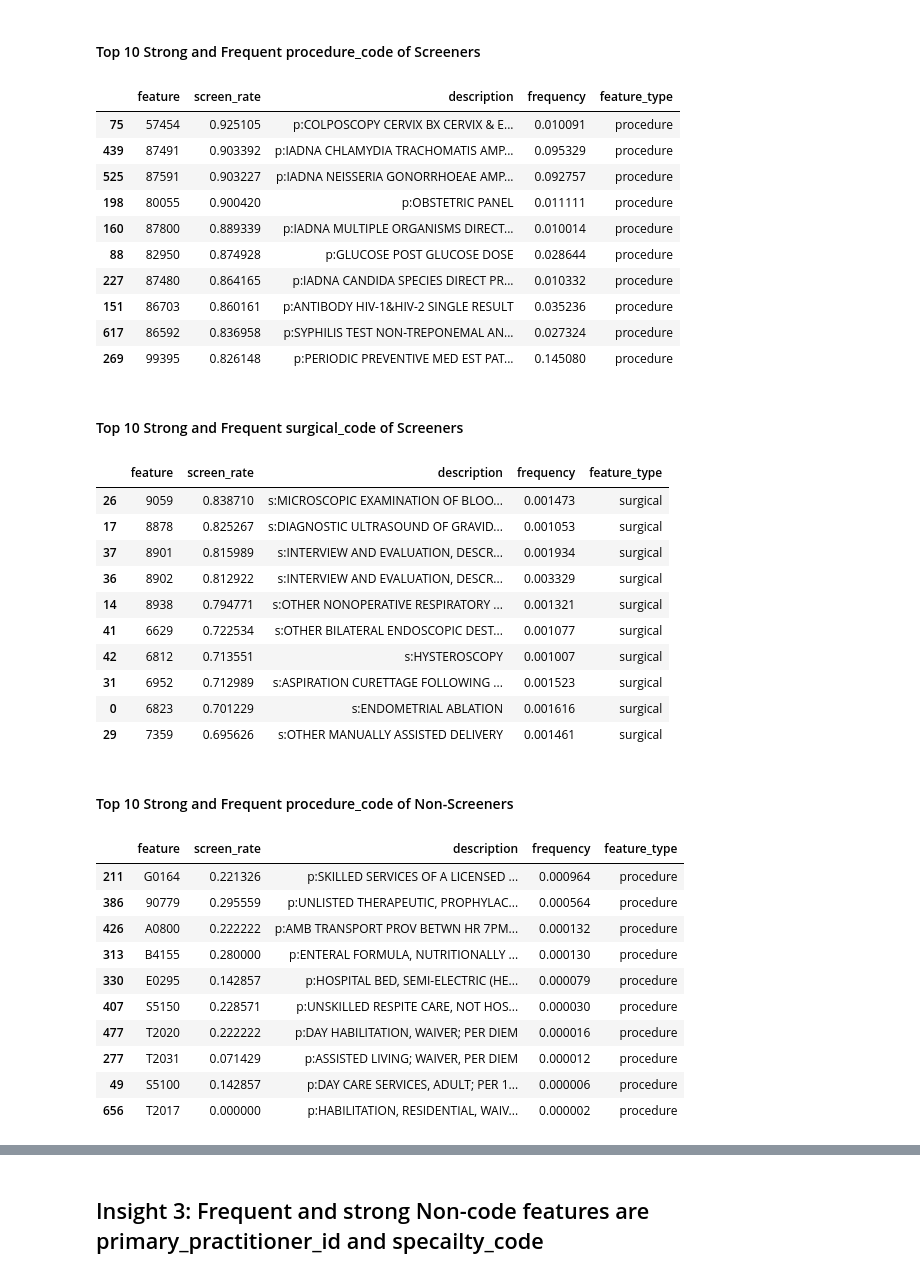
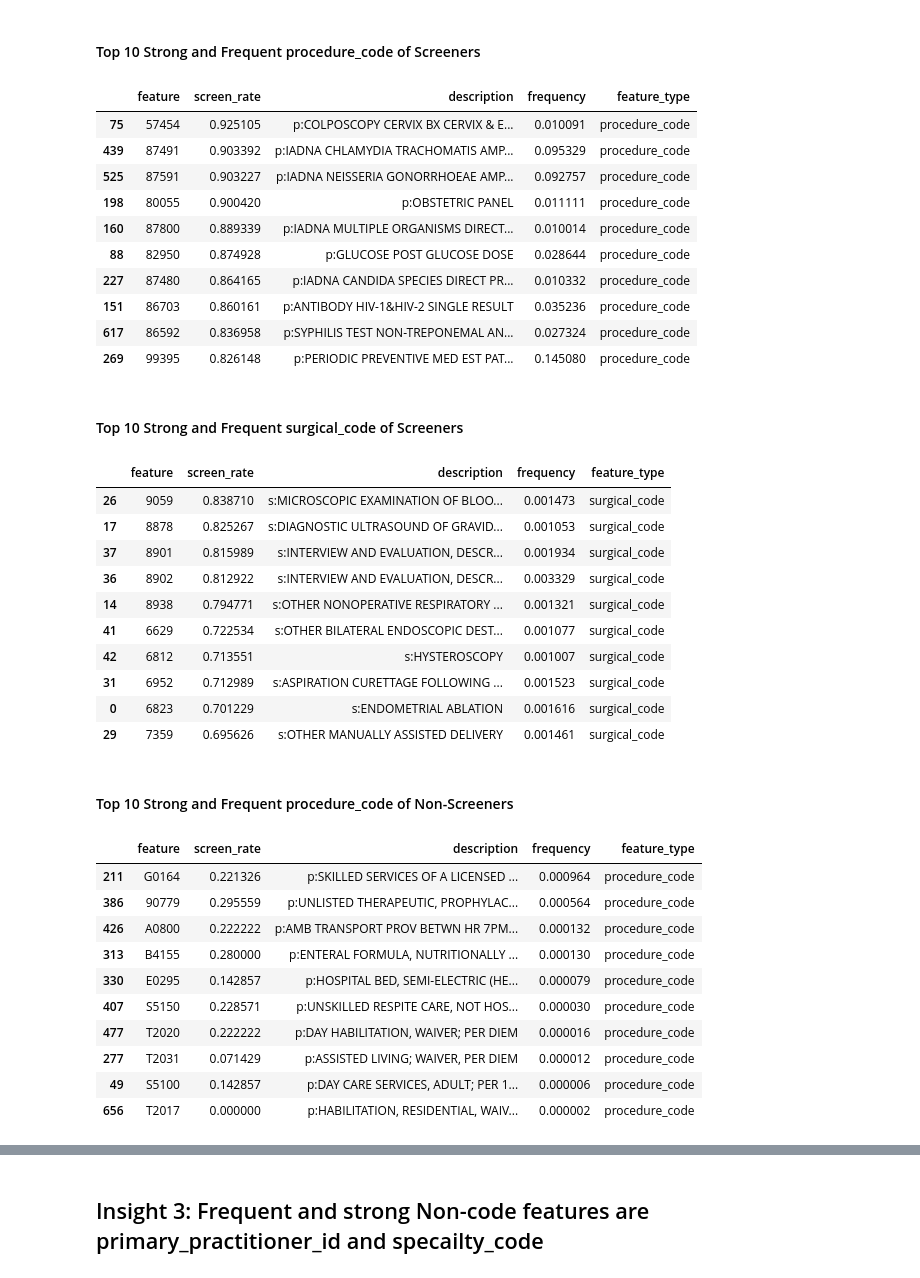
Before and after one commit to xuerchen/genentech-insight, a Jupyter notebook: insight/insight.ipynb, the cells around one changed output, grey strips where cells are left out. Saved outputs shown, nothing was run; the diff lists cells and outputs as text; code cells hidden in the pictures.

```diff
--- a/insight/insight.ipynb
+++ b/insight/insight.ipynb
@@ -266,10 +267,10 @@ mask2=nonleak.description.apply(lambda x:x.startswith('p:'))
 mask3=nonleak.description.apply(lambda x:x.startswith('s:'))
 mask4=(~mask2)&(~mask1)&(~mask3)
 nonleak['feature_type']=nonleak['feature']
-nonleak.loc[mask1,'feature_type']='pair'
-nonleak.loc[mask2,'feature_type']='procedure'
-nonleak.loc[mask3,'feature_type']='surgical'
-nonleak.loc[mask4,'feature_type']='diagnosis'
+nonleak.loc[mask1,'feature_type']='code_pair'
+nonleak.loc[mask2,'feature_type']='procedure_code'
+nonleak.loc[mask3,'feature_type']='surgical_code'
+nonleak.loc[mask4,'feature_type']='diagnosis_code'
 # %%
 fig = plt.figure(figsize=(14,5))
 fig.suptitle('Overview of Non-Leak Diagnosis+Procedure Code Features',fontweight='bold',fontsize=19, y=1.03)
@@ -299,0 +303,2 @@ plt.show()
+# %%
+nonleak[nonleak.frequency>0.1].sort(columns='screen_rate',axis=0,ascending=False)
@@ -443,7 +461,7 @@ nonleak[mask].sort(columns='screen_rate',axis=0)[['feature','screen_rate','descr
 # %% [markdown]
 #### Top 10 Strong and Frequent code pairs of Screeners
 # %%
-mask=(nonleak.frequency>0.01)&(nonleak.feature_type=='pair')
+mask=(nonleak.frequency>0.01)&(nonleak.feature_type=='code_pair')
 nonleak[mask].sort(columns='screen_rate',axis=0,ascending=False)[['feature','screen_rate','description','frequency','feature_type']][:10]
 # %% [output]
 |  | feature | screen_rate | description | frequency | feature_type |
@@ -460,7 +478,7 @@ nonleak[mask].sort(columns='screen_rate',axis=0,ascending=False)[['feature','scr
 # %% [markdown]
 #### Top 10 Strong and Frequent diagnosis_code of Screeners
 # %%
-mask=(nonleak.frequency>0.01)&(nonleak.feature_type=='diagnosis')
+mask=(nonleak.frequency>0.01)&(nonleak.feature_type=='diagnosis_code')
 nonleak[mask].sort(columns='screen_rate',axis=0,ascending=False)[['feature','screen_rate','description','frequency','feature_type']][:10]
 # %% [output]
 |  | feature | screen_rate | description | frequency | feature_type |
@@ -477,51 +495,51 @@ nonleak[mask].sort(columns='screen_rate',axis=0,ascending=False)[['feature','scr
 # %% [markdown]
 #### Top 10 Strong and Frequent procedure_code of Screeners
 # %%
-mask=(nonleak.frequency>0.01)&(nonleak.feature_type=='procedure')
+mask=(nonleak.frequency>0.01)&(nonleak.feature_type=='procedure_code')
 nonleak[mask].sort(columns='screen_rate',axis=0,ascending=False)[['feature','screen_rate','description','frequency','feature_type']][:10]
 # %% [output]
 |  | feature | screen_rate | description | frequency | feature_type |
-| 75 | 57454 | 0.925105 | p:COLPOSCOPY CERVIX BX CERVIX & E... | 0.010091 | procedure |
-| 439 | 87491 | 0.903392 | p:IADNA CHLAMYDIA TRACHOMATIS AMP... | 0.095329 | procedure |
-| 525 | 87591 | 0.903227 | p:IADNA NEISSERIA GONORRHOEAE AMP... | 0.092757 | procedure |
-| 198 | 80055 | 0.900420 | p:OBSTETRIC PANEL | 0.011111 | procedure |
-| 160 | 87800 | 0.889339 | p:IADNA MULTIPLE ORGANISMS DIRECT... | 0.010014 | procedure |
-| 88 | 82950 | 0.874928 | p:GLUCOSE POST GLUCOSE DOSE | 0.028644 | procedure |
-| 227 | 87480 | 0.864165 | p:IADNA CANDIDA SPECIES DIRECT PR... | 0.010332 | procedure |
-| 151 | 86703 | 0.860161 | p:ANTIBODY HIV-1&HIV-2 SINGLE RESULT | 0.035236 | procedure |
-| 617 | 86592 | 0.836958 | p:SYPHILIS TEST NON-TREPONEMAL AN... | 0.027324 | procedure |
-| 269 | 99395 | 0.826148 | p:PERIODIC PREVENTIVE MED EST PAT... | 0.145080 | procedure |
+| 75 | 57454 | 0.925105 | p:COLPOSCOPY CERVIX BX CERVIX & E... | 0.010091 | procedure_code |
+| 439 | 87491 | 0.903392 | p:IADNA CHLAMYDIA TRACHOMATIS AMP... | 0.095329 | procedure_code |
+| 525 | 87591 | 0.903227 | p:IADNA NEISSERIA GONORRHOEAE AMP... | 0.092757 | procedure_code |
+| 198 | 80055 | 0.900420 | p:OBSTETRIC PANEL | 0.011111 | procedure_code |
+| 160 | 87800 | 0.889339 | p:IADNA MULTIPLE ORGANISMS DIRECT... | 0.010014 | procedure_code |
+| 88 | 82950 | 0.874928 | p:GLUCOSE POST GLUCOSE DOSE | 0.028644 | procedure_code |
+| 227 | 87480 | 0.864165 | p:IADNA CANDIDA SPECIES DIRECT PR... | 0.010332 | procedure_code |
+| 151 | 86703 | 0.860161 | p:ANTIBODY HIV-1&HIV-2 SINGLE RESULT | 0.035236 | procedure_code |
+| 617 | 86592 | 0.836958 | p:SYPHILIS TEST NON-TREPONEMAL AN... | 0.027324 | procedure_code |
+| 269 | 99395 | 0.826148 | p:PERIODIC PREVENTIVE MED EST PAT... | 0.145080 | procedure_code |
 # %% [markdown]
 #### Top 10 Strong and Frequent surgical_code of Screeners
 # %%
-mask=(nonleak.frequency>0.001)&(nonleak.feature_type=='surgical')
+mask=(nonleak.frequency>0.001)&(nonleak.feature_type=='surgical_code')
 nonleak[mask].sort(columns='screen_rate',axis=0,ascending=False)[['feature','screen_rate','description','frequency','feature_type']][:10]
 # %% [output]
 |  | feature | screen_rate | description | frequency | feature_type |
-| 26 | 9059 | 0.838710 | s:MICROSCOPIC EXAMINATION OF BLOO... | 0.001473 | surgical |
-| 17 | 8878 | 0.825267 | s:DIAGNOSTIC ULTRASOUND OF GRAVID... | 0.001053 | surgical |
-| 37 | 8901 | 0.815989 | s:INTERVIEW AND EVALUATION, DESCR... | 0.001934 | surgical |
-| 36 | 8902 | 0.812922 | s:INTERVIEW AND EVALUATION, DESCR... | 0.003329 | surgical |
-| 14 | 8938 | 0.794771 | s:OTHER NONOPERATIVE RESPIRATORY ... | 0.001321 | surgical |
-| 41 | 6629 | 0.722534 | s:OTHER BILATERAL ENDOSCOPIC DEST... | 0.001077 | surgical |
-| 42 | 6812 | 0.713551 | s:HYSTEROSCOPY | 0.001007 | surgical |
-| 31 | 6952 | 0.712989 | s:ASPIRATION CURETTAGE FOLLOWING ... | 0.001523 | surgical |
-| 0 | 6823 | 0.701229 | s:ENDOMETRIAL ABLATION | 0.001616 | surgical |
-| 29 | 7359 | 0.695626 | s:OTHER MANUALLY ASSISTED DELIVERY | 0.001461 | surgical |
+| 26 | 9059 | 0.838710 | s:MICROSCOPIC EXAMINATION OF BLOO... | 0.001473 | surgical_code |
+| 17 | 8878 | 0.825267 | s:DIAGNOSTIC ULTRASOUND OF GRAVID... | 0.001053 | surgical_code |
+| 37 | 8901 | 0.815989 | s:INTERVIEW AND EVALUATION, DESCR... | 0.001934 | surgical_code |
+| 36 | 8902 | 0.812922 | s:INTERVIEW AND EVALUATION, DESCR... | 0.003329 | surgical_code |
+| 14 | 8938 | 0.794771 | s:OTHER NONOPERATIVE RESPIRATORY ... | 0.001321 | surgical_code |
+| 41 | 6629 | 0.722534 | s:OTHER BILATERAL ENDOSCOPIC DEST... | 0.001077 | surgical_code |
+| 42 | 6812 | 0.713551 | s:HYSTEROSCOPY | 0.001007 | surgical_code |
+| 31 | 6952 | 0.712989 | s:ASPIRATION CURETTAGE FOLLOWING ... | 0.001523 | surgical_code |
+| 0 | 6823 | 0.701229 | s:ENDOMETRIAL ABLATION | 0.001616 | surgical_code |
+| 29 | 7359 | 0.695626 | s:OTHER MANUALLY ASSISTED DELIVERY | 0.001461 | surgical_code |
 # %% [markdown]
 #### Top 10 Strong and Frequent procedure_code of Non-Screeners
 # %%
-mask=(nonleak.screen_rate<0.3)&(nonleak.feature_type=='procedure')
+mask=(nonleak.screen_rate<0.3)&(nonleak.feature_type=='procedure_code')
 nonleak[mask].sort(columns='frequency',axis=0,ascending=False)[['feature','screen_rate','description','frequency','feature_type']][:10]
 # %% [output]
 |  | feature | screen_rate | description | frequency | feature_type |
-| 211 | G0164 | 0.221326 | p:SKILLED SERVICES OF A LICENSED ... | 0.000964 | procedure |
-| 386 | 90779 | 0.295559 | p:UNLISTED THERAPEUTIC, PROPHYLAC... | 0.000564 | procedure |
-| 426 | A0800 | 0.222222 | p:AMB TRANSPORT PROV BETWN HR 7PM... | 0.000132 | procedure |
-| 313 | B4155 | 0.280000 | p:ENTERAL FORMULA, NUTRITIONALLY ... | 0.000130 | procedure |
-| 330 | E0295 | 0.142857 | p:HOSPITAL BED, SEMI-ELECTRIC (HE... | 0.000079 | procedure |
-| 407 | S5150 | 0.228571 | p:UNSKILLED RESPITE CARE, NOT HOS... | 0.000030 | procedure |
-| 477 | T2020 | 0.222222 | p:DAY HABILITATION, WAIVER; PER DIEM | 0.000016 | procedure |
-| 277 | T2031 | 0.071429 | p:ASSISTED LIVING; WAIVER, PER DIEM | 0.000012 | procedure |
-| 49 | S5100 | 0.142857 | p:DAY CARE SERVICES, ADULT; PER 1... | 0.000006 | procedure |
-| 656 | T2017 | 0.000000 | p:HABILITATION, RESIDENTIAL, WAIV... | 0.000002 | procedure |
+| 211 | G0164 | 0.221326 | p:SKILLED SERVICES OF A LICENSED ... | 0.000964 | procedure_code |
+| 386 | 90779 | 0.295559 | p:UNLISTED THERAPEUTIC, PROPHYLAC... | 0.000564 | procedure_code |
+| 426 | A0800 | 0.222222 | p:AMB TRANSPORT PROV BETWN HR 7PM... | 0.000132 | procedure_code |
+| 313 | B4155 | 0.280000 | p:ENTERAL FORMULA, NUTRITIONALLY ... | 0.000130 | procedure_code |
+| 330 | E0295 | 0.142857 | p:HOSPITAL BED, SEMI-ELECTRIC (HE... | 0.000079 | procedure_code |
+| 407 | S5150 | 0.228571 | p:UNSKILLED RESPITE CARE, NOT HOS... | 0.000030 | procedure_code |
+| 477 | T2020 | 0.222222 | p:DAY HABILITATION, WAIVER; PER DIEM | 0.000016 | procedure_code |
+| 277 | T2031 | 0.071429 | p:ASSISTED LIVING; WAIVER, PER DIEM | 0.000012 | procedure_code |
+| 49 | S5100 | 0.142857 | p:DAY CARE SERVICES, ADULT; PER 1... | 0.000006 | procedure_code |
+| 656 | T2017 | 0.000000 | p:HABILITATION, RESIDENTIAL, WAIV... | 0.000002 | procedure_code |
```
Also changed, not shown: parts of 24 cells of this notebook.
